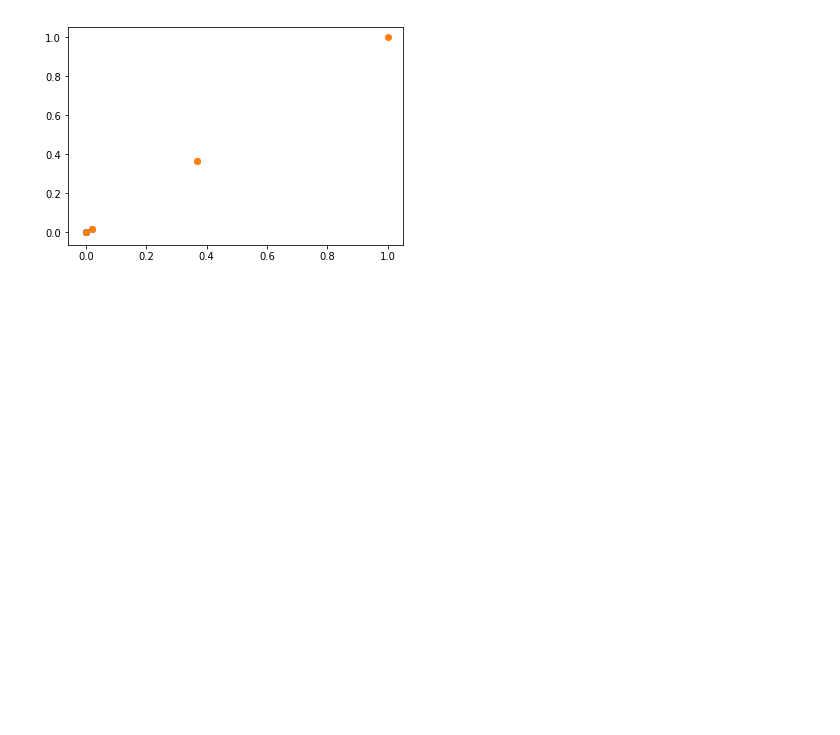
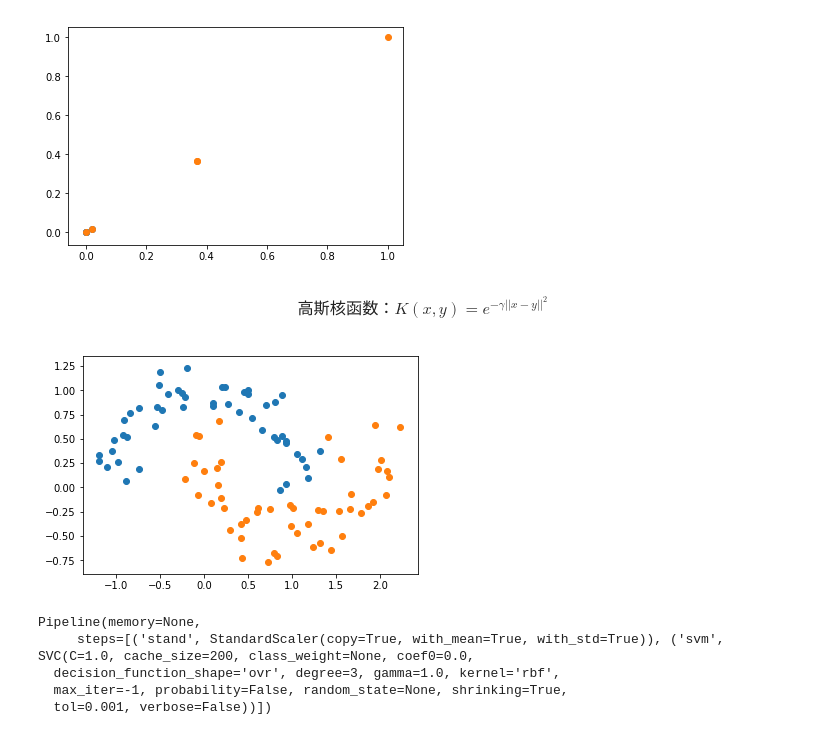
Before and after one commit to shinfly-Zhao/ml-algorithm, a Jupyter notebook: svm/svm-RBF.ipynb, the cells around one changed output. Drawn from its saved outputs; the diff is of its cells as text; code cells hidden in the pictures; blank space fills up the shorter version.

```diff
--- a/svm/svm-RBF.ipynb
+++ b/svm/svm-RBF.ipynb
@@ -42,3 +42,5 @@ plt.scatter(X_new[y==1,0],X_new[y==1,1])
 plt.show()
 # %% [output]
 [figure]
+# %% [markdown]
+$$ 高斯核函数：K(x,y) = e^{-\gamma||x-y||^2}$$
@@ -44,0 +51,7 @@ plt.show()
+# %%
+X,y = datasets.make_moons(noise=0.15,random_state=666) # 添加噪音
+plt.scatter(X[y==0,0],X[y==0,1])
+plt.scatter(X[y==1,0],X[y==1,1])
+plt.show()
+# %% [output]
+[figure, added]
@@ -44,0 +69,9 @@ plt.show()
+# %%
+rbf = RBFKernelSVC(gamma=1.0)
+rbf.fit(X,y)
+# %% [output]
+Pipeline(memory=None,
+     steps=[('stand', StandardScaler(copy=True, with_mean=True, with_std=True)), ('svm', SVC(C=1.0, cache_size=200, class_weight=None, coef0=0.0,
+  decision_function_shape='ovr', degree=3, gamma=1.0, kernel='rbf',
+  max_iter=-1, probability=False, random_state=None, shrinking=True,
+  tol=0.001, verbose=False))])
```
Also changed, not shown: parts of 12 cells of this notebook.
